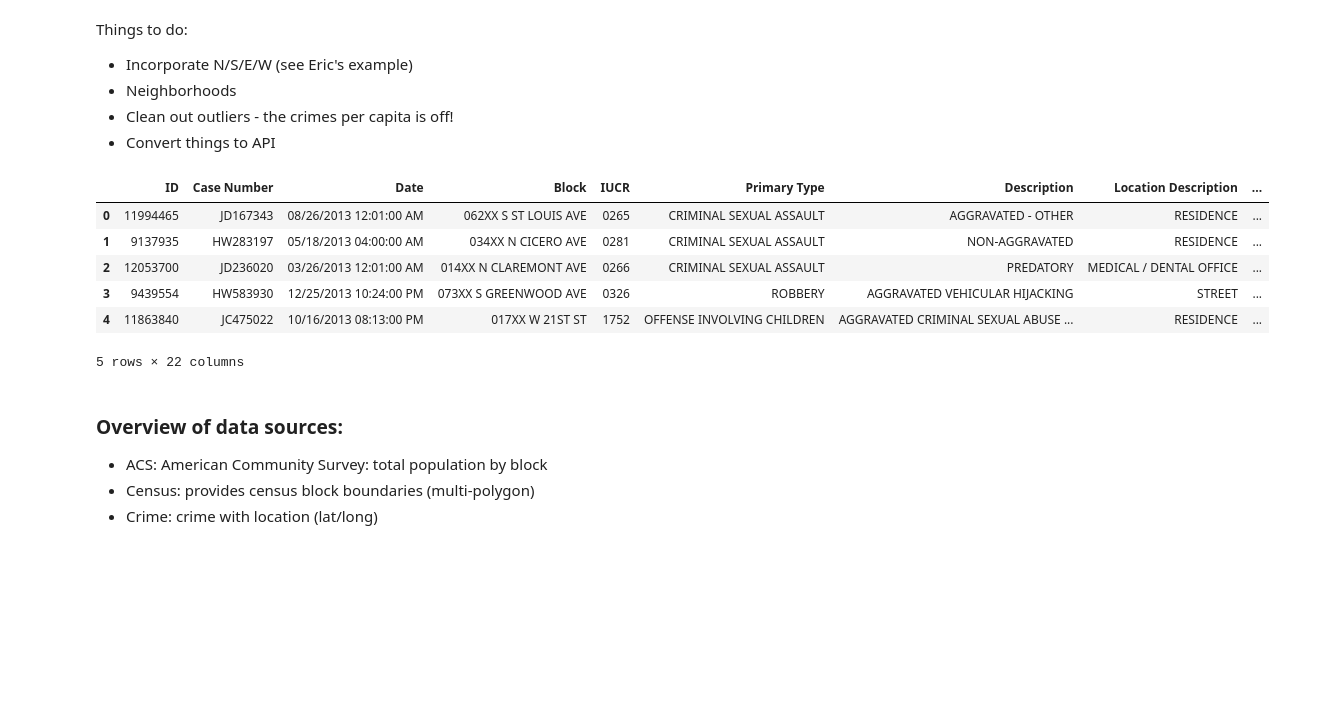
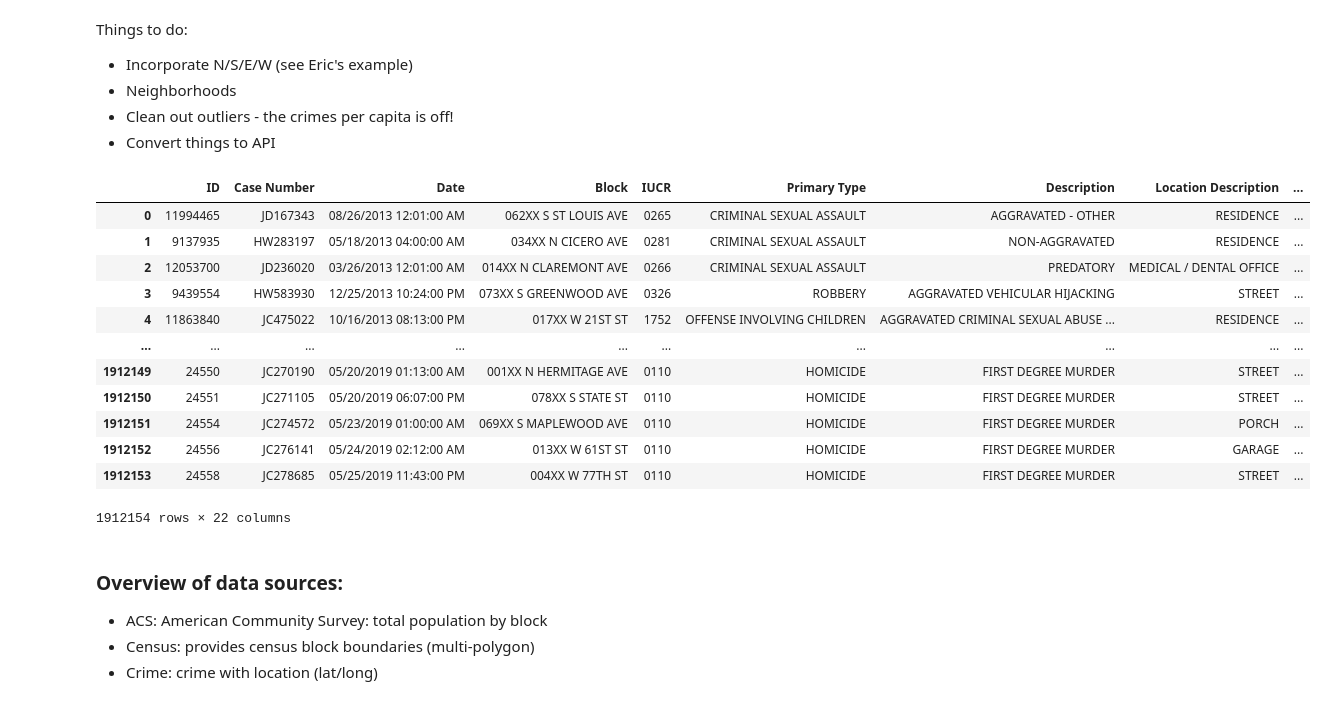
Before and after one commit to ymericson/ml-project, a Jupyter notebook: crimes & cta_dist.ipynb, the cells around one changed output. Cells and saved outputs as stored; diff of their text form; code cells hidden in the pictures; blank space fills up the shorter version.

```diff
--- a/crimes & cta_dist.ipynb
+++ b/crimes & cta_dist.ipynb
@@ -22,17 +22,23 @@ Things to do:
 # %%
 # API: https://data.cityofchicago.org/resource/ijzp-q8t2.json
 # source: https://data.cityofchicago.org/Public-Safety/Crimes-2001-to-present/ijzp-q8t2/data
 # crimes = pd.read_csv("../data/chicago-crimes-2019.csv")
 crimes = pd.read_csv("data/Crimes-2013-2019.csv")
-crimes.head(5)
+crimes
 # %% [output]
 |  | ID | Case Number | Date | Block | IUCR | Primary Type | Description | Location Description | ... |
 | 0 | 11994465 | JD167343 | 08/26/2013 12:01:00 AM | 062XX S ST LOUIS AVE | 0265 | CRIMINAL SEXUAL ASSAULT | AGGRAVATED - OTHER | RESIDENCE | ... |
 | 1 | 9137935 | HW283197 | 05/18/2013 04:00:00 AM | 034XX N CICERO AVE | 0281 | CRIMINAL SEXUAL ASSAULT | NON-AGGRAVATED | RESIDENCE | ... |
 | 2 | 12053700 | JD236020 | 03/26/2013 12:01:00 AM | 014XX N CLAREMONT AVE | 0266 | CRIMINAL SEXUAL ASSAULT | PREDATORY | MEDICAL / DENTAL OFFICE | ... |
 | 3 | 9439554 | HW583930 | 12/25/2013 10:24:00 PM | 073XX S GREENWOOD AVE | 0326 | ROBBERY | AGGRAVATED VEHICULAR HIJACKING | STREET | ... |
 | 4 | 11863840 | JC475022 | 10/16/2013 08:13:00 PM | 017XX W 21ST ST | 1752 | OFFENSE INVOLVING CHILDREN | AGGRAVATED CRIMINAL SEXUAL ABUSE ... | RESIDENCE | ... |
+| ... | ... | ... | ... | ... | ... | ... | ... | ... | ... |
+| 1912149 | 24550 | JC270190 | 05/20/2019 01:13:00 AM | 001XX N HERMITAGE AVE | 0110 | HOMICIDE | FIRST DEGREE MURDER | STREET | ... |
+| 1912150 | 24551 | JC271105 | 05/20/2019 06:07:00 PM | 078XX S STATE ST | 0110 | HOMICIDE | FIRST DEGREE MURDER | STREET | ... |
+| 1912151 | 24554 | JC274572 | 05/23/2019 01:00:00 AM | 069XX S MAPLEWOOD AVE | 0110 | HOMICIDE | FIRST DEGREE MURDER | PORCH | ... |
+| 1912152 | 24556 | JC276141 | 05/24/2019 02:12:00 AM | 013XX W 61ST ST | 0110 | HOMICIDE | FIRST DEGREE MURDER | GARAGE | ... |
+| 1912153 | 24558 | JC278685 | 05/25/2019 11:43:00 PM | 004XX W 77TH ST | 0110 | HOMICIDE | FIRST DEGREE MURDER | STREET | ... |
-5 rows × 22 columns
+1912154 rows × 22 columns
 # %% [markdown]
 ### Overview of data sources:
 - ACS: American Community Survey: total population by block
```
Also changed, not shown: parts of 13 cells of this notebook.
